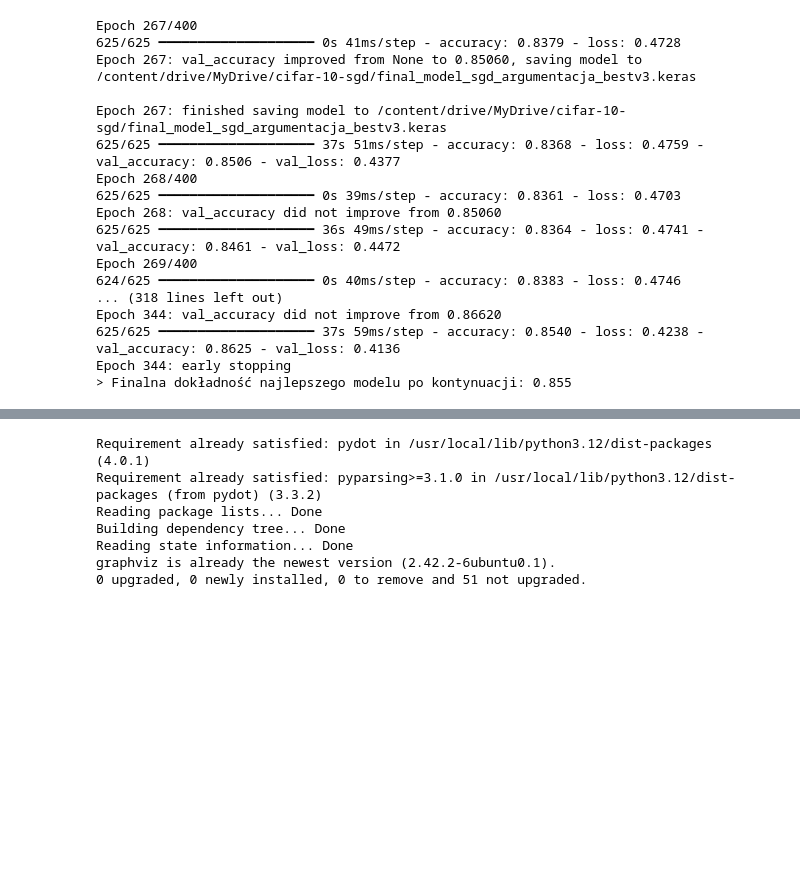
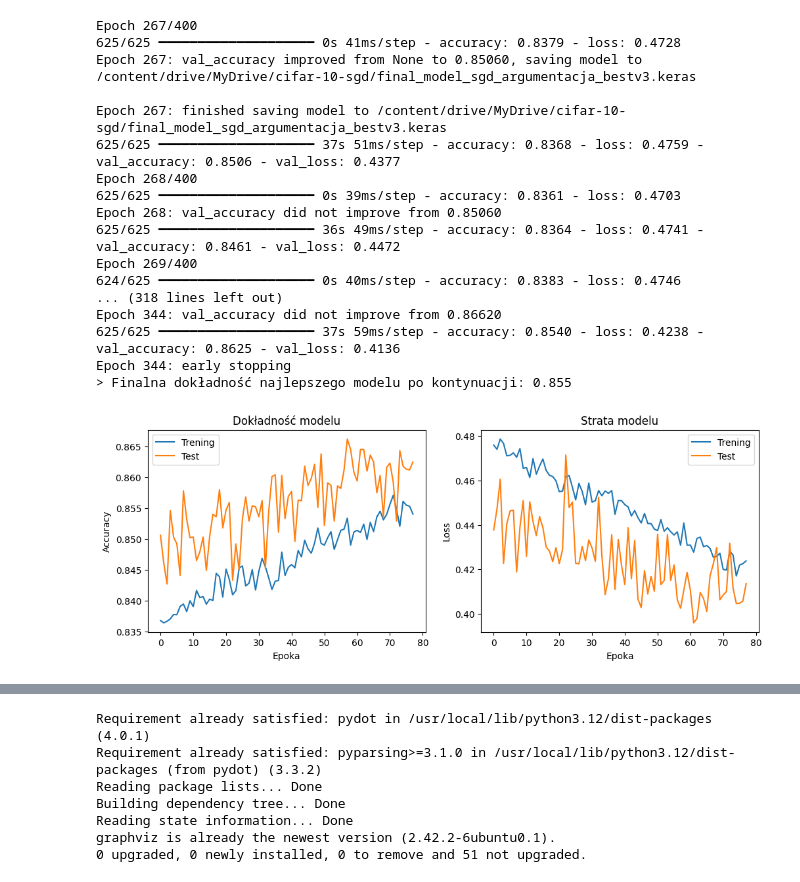
Before and after one commit to s31302/wma, a Jupyter notebook: CIFAR_10_sgd.ipynb, the cells around one changed output, grey strips where cells are left out. Drawn from its saved outputs; the diff is of its cells as text; code cells hidden in the pictures; blank space fills up the shorter version.

```diff
--- a/CIFAR_10_sgd.ipynb
+++ b/CIFAR_10_sgd.ipynb
@@ -775,3 +675,40 @@ Epoch 344: val_accuracy did not improve from 0.86620
 625/625 ━━━━━━━━━━━━━━━━━━━━ 37s 59ms/step - accuracy: 0.8540 - loss: 0.4238 - val_accuracy: 0.8625 - val_loss: 0.4136
 Epoch 344: early stopping
 > Finalna dokładność najlepszego modelu po kontynuacji: 0.855
+# %%
+import tensorflow as tf
+from tensorflow.keras.datasets import cifar10
+from tensorflow.keras.utils import to_categorical
+from tensorflow.keras.models import Sequential
+from tensorflow.keras.layers import Conv2D, MaxPooling2D, Dense, Flatten, Dropout, BatchNormalization
+from tensorflow.keras.optimizers import SGD
+from tensorflow.keras.preprocessing.image import ImageDataGenerator
+from matplotlib import pyplot as plt
+from sklearn.metrics import confusion_matrix, ConfusionMatrixDisplay
+import numpy as np
+def plot_history(history):
+    plt.figure(figsize=(12, 4))
+
+    # Wykres dokładności
+    plt.subplot(1, 2, 1)
+    plt.plot(history.history['accuracy'], label='Trening')
+    plt.plot(history.history['val_accuracy'], label='Test')
+    plt.title('Dokładność modelu')
+    plt.xlabel('Epoka')
+    plt.ylabel('Accuracy')
+    plt.legend()
+
+    # Wykres straty
+    plt.subplot(1, 2, 2)
+    plt.plot(history.history['loss'], label='Trening')
+    plt.plot(history.history['val_loss'], label='Test')
+    plt.title('Strata modelu')
+    plt.xlabel('Epoka')
+    plt.ylabel('Loss')
+    plt.legend()
+
+    plt.show()
+
+plot_history(history)
+# %% [output]
+[figure, added]
```
Also changed, not shown: parts of 8 cells of this notebook.
